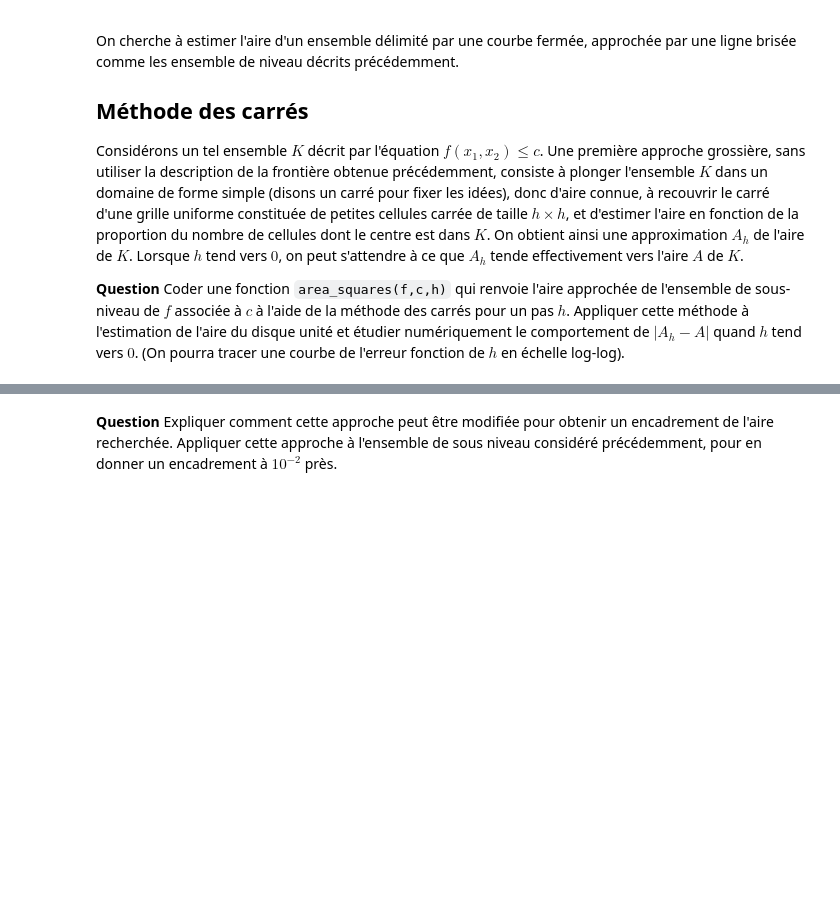
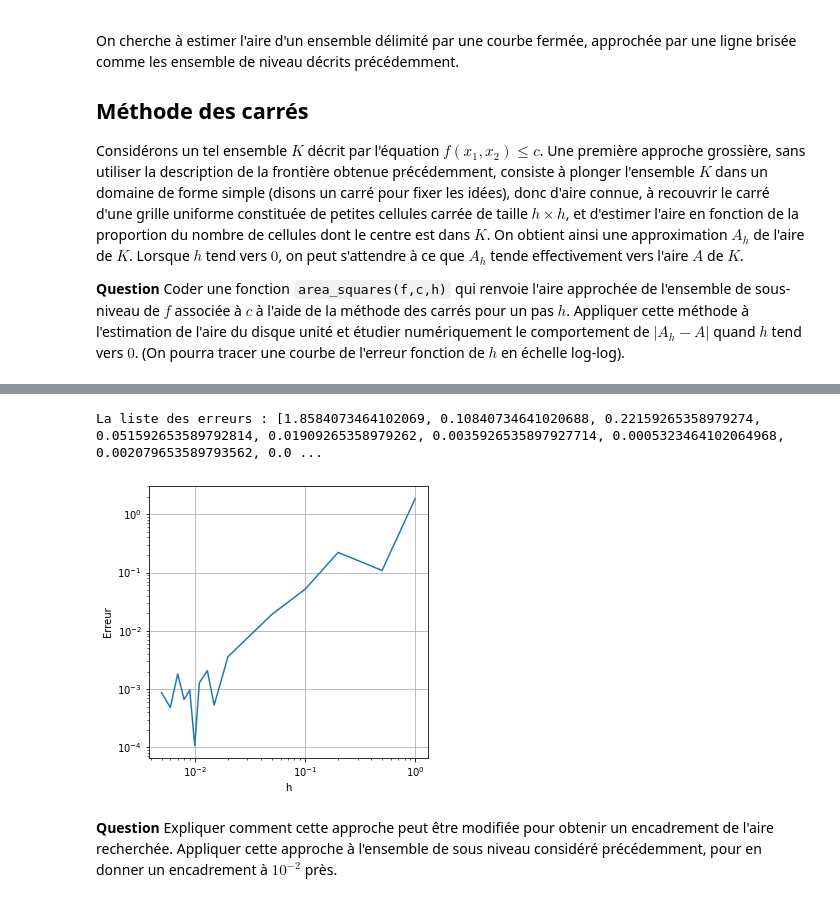
Before and after one commit to LeRoiBoloss/Projet-numerique-Maths, a Jupyter notebook: Projet numérique - Calcul différentiel.ipynb, the cells around one changed output, grey strips where cells are left out. Saved outputs shown, nothing was run; the diff lists cells and outputs as text; code cells hidden in the pictures; blank space fills up the shorter version.

```diff
--- a/Projet numérique - Calcul différentiel.ipynb
+++ b/Projet numérique - Calcul différentiel.ipynb
@@ -390,3 +403,24 @@ Text(0, 0.5, 'erreur')
+# %%
+def cercleu(x,y):
+    """
+    Pour obtenir le cercle unité
+    """
+    return x**2+y**2
+
+
+X = [1.0,0.5,0.2,0.1,0.05,0.02,0.015,0.013,0.011,0.01,0.009,0.008,0.007,0.006,0.005]
+Y = []
+for h in X:
+    Y.append(abs(np.pi-area_squares(cercleu,1,h)))
+
+print("La liste des erreurs :", Y)
+plt.loglog(X,Y)
+plt.grid(True)
+plt.xlabel("h")
+plt.ylabel("Erreur");
+# %% [output]
+La liste des erreurs : [1.8584073464102069, 0.10840734641020688, 0.22159265358979274, 0.051592653589792814, 0.01909265358979262, 0.0035926535897927714, 0.0005323464102064968, 0.002079653589793562, 0.0 ...
+[figure, added]
 # %% [markdown]
 **Question**  Expliquer comment cette approche peut être modifiée pour obtenir un encadrement de l'aire recherchée.
 Appliquer cette approche à l'ensemble de sous niveau considéré précédemment, pour en donner un encadrement à $10^{-2}$ près.
```
Also changed, not shown: parts of 13 cells of this notebook.
